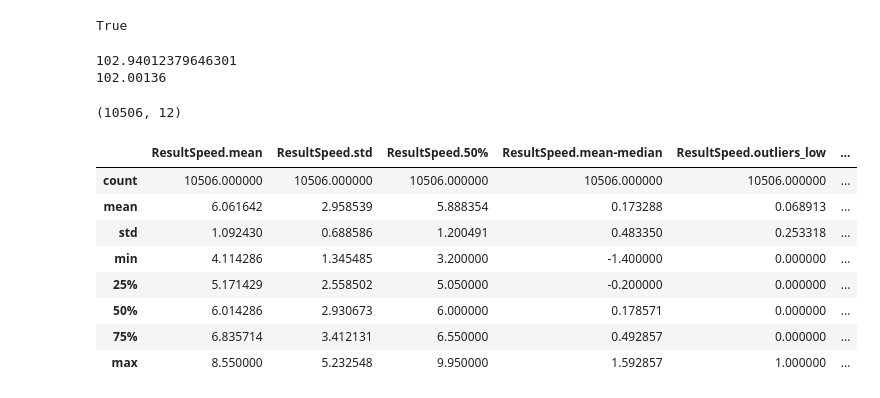
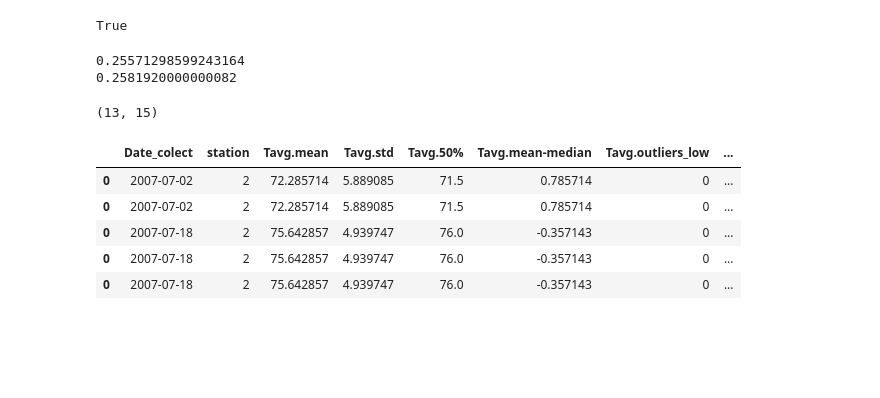
Before and after one commit to Erolino/WestNileVirus_Detection, a Jupyter notebook: WestNileVirus_Detection.ipynb, the cells around one changed output. Drawn from its saved outputs; the diff is of its cells as text; code cells hidden in the pictures; blank space fills up the shorter version.

```diff
--- a/WestNileVirus_Detection.ipynb
+++ b/WestNileVirus_Detection.ipynb
@@ -2032,13 +2032,16 @@ ggg=gg[gg['Station']==sptrainW2.loc[0,'Station']]
 def fourteen(col_date,station,cols,num_days=14):   # get the 14 day batch of a collection date
     # col_date is one Date of collection
     # list of columns we'd like to use for the summary of the batch
-
-    ind=np.where((col_date==weather['Date'])
-             &(station==weather['Station']))
+    ind=np.where((col_date==weath_out['Date'])
+             &(station==weath_out['Station']))
     indt=int(ind[0])
-    dd=weather.iloc[(indt-(num_days*2)):indt,]
+    datee=weath_out.loc[indt,'Date']
+    datee=pd.Series(datee)
+    stat=pd.Series(station)
+    dd=weath_out.iloc[(indt-(num_days*2)):indt,]
     ddd=dd[dd['Station']==station] # the 14 day (default) batch
     ss=pd.DataFrame()
+    ss=pd.concat([ss,datee,stat],axis=1)
     for col in cols:
         summ=get_summary(ddd[col])
         ss=pd.concat([ss,summ],axis=1)
@@ -2062,27 +2060,29 @@ import time
 tt=time.time()
 tc=time.clock()
 sso=pd.DataFrame()
-for i in range(sptrainW2.shape[0]):
-    row=fourteen(sptrainW2.loc[i,'Date_of_collection'],sptrainW2.loc[i,'Station'],['ResultSpeed','Tmax'])
+for i in range(weath_out.shape[0]):
+    row=fourteen(sptrainW2.loc[i,'Date_of_collection'],sptrainW2.loc[i,'Station'],['Tavg','Tmax','weather_type_Norm'])
     sso=pd.concat([sso,row],axis=0)
+    #if i==12:
+        #break
+sso.drop(['weather_type_Norm.std','weather_type_Norm.50%','weather_type_Norm.mean-median',
+          'weather_type_Norm.outliers_low','weather_type_Norm.outliers_high'],1,inplace=True)
+sso.rename(columns={0:'Date_colect',1:'station'},inplace=True)
 ttt=time.time()
 tcc=time.clock()
 print(ttt-tt)
 print(tcc-tc)
 sso.shape
 # %% [output]
-102.94012379646301
-102.00136
+0.25571298599243164
+0.2581920000000082
-(10506, 12)
+(13, 15)
 # %%
-sso.describe()
+sso.head()
 # %% [output]
-|  | ResultSpeed.mean | ResultSpeed.std | ResultSpeed.50% | ResultSpeed.mean-median | ResultSpeed.outliers_low | ... |
-| count | 10506.000000 | 10506.000000 | 10506.000000 | 10506.000000 | 10506.000000 | ... |
-| mean | 6.061642 | 2.958539 | 5.888354 | 0.173288 | 0.068913 | ... |
-| std | 1.092430 | 0.688586 | 1.200491 | 0.483350 | 0.253318 | ... |
-| min | 4.114286 | 1.345485 | 3.200000 | -1.400000 | 0.000000 | ... |
-| 25% | 5.171429 | 2.558502 | 5.050000 | -0.200000 | 0.000000 | ... |
-| 50% | 6.014286 | 2.930673 | 6.000000 | 0.178571 | 0.000000 | ... |
-| 75% | 6.835714 | 3.412131 | 6.550000 | 0.492857 | 0.000000 | ... |
-| max | 8.550000 | 5.232548 | 9.950000 | 1.592857 | 1.000000 | ... |
+|  | Date_colect | station | Tavg.mean | Tavg.std | Tavg.50% | Tavg.mean-median | Tavg.outliers_low | ... |
+| 0 | 2007-07-02 | 2 | 72.285714 | 5.889085 | 71.5 | 0.785714 | 0 | ... |
+| 0 | 2007-07-02 | 2 | 72.285714 | 5.889085 | 71.5 | 0.785714 | 0 | ... |
+| 0 | 2007-07-18 | 2 | 75.642857 | 4.939747 | 76.0 | -0.357143 | 0 | ... |
+| 0 | 2007-07-18 | 2 | 75.642857 | 4.939747 | 76.0 | -0.357143 | 0 | ... |
+| 0 | 2007-07-18 | 2 | 75.642857 | 4.939747 | 76.0 | -0.357143 | 0 | ... |
```
Also changed, not shown: parts of 7 cells of this notebook, 1 other file.
